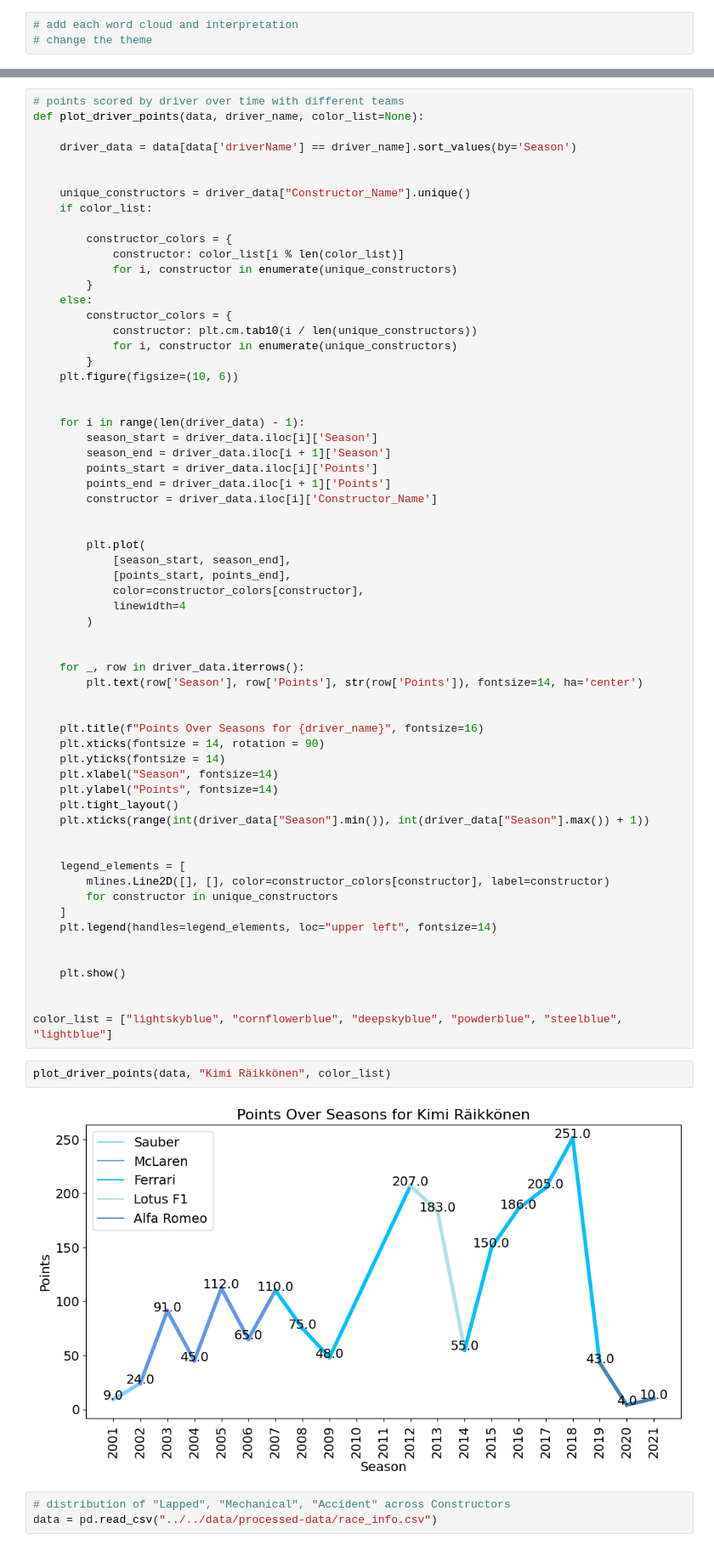
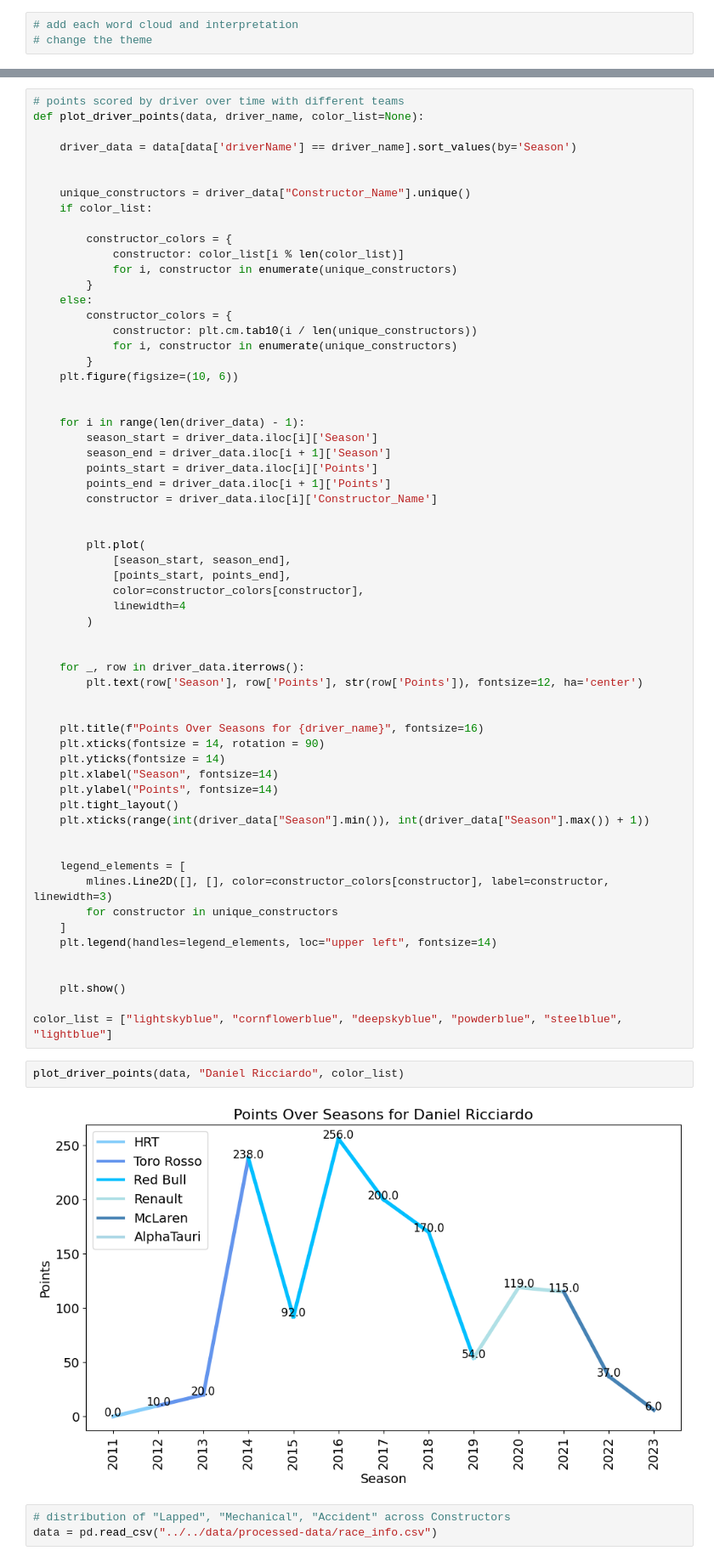
Before and after one commit to NandiniKodali988/F1-Through-Data, a Jupyter notebook: technical-details/eda/main.ipynb, the cells around one changed output, grey strips where cells are left out. Shown at 85% size. Cells and saved outputs as stored; diff of their text form.

Commit message:
point trend for drivers - images

```diff
--- a/technical-details/eda/main.ipynb
+++ b/technical-details/eda/main.ipynb
@@ -210,7 +210,7 @@ def plot_driver_points(data, driver_name, color_list=None):
 
 
     for _, row in driver_data.iterrows():
-        plt.text(row['Season'], row['Points'], str(row['Points']), fontsize=14, ha='center')
+        plt.text(row['Season'], row['Points'], str(row['Points']), fontsize=12, ha='center')
 
 
     plt.title(f"Points Over Seasons for {driver_name}", fontsize=16)
@@ -223,7 +223,7 @@ def plot_driver_points(data, driver_name, color_list=None):
 
 
     legend_elements = [
-        mlines.Line2D([], [], color=constructor_colors[constructor], label=constructor)
+        mlines.Line2D([], [], color=constructor_colors[constructor], label=constructor, linewidth=3)
         for constructor in unique_constructors
     ]
     plt.legend(handles=legend_elements, loc="upper left", fontsize=14)
@@ -231,12 +231,11 @@ def plot_driver_points(data, driver_name, color_list=None):
 
     plt.show()
 
-
 color_list = ["lightskyblue", "cornflowerblue", "deepskyblue", "powderblue", "steelblue", "lightblue"]
 # %%
-plot_driver_points(data, "Kimi Räikkönen", color_list)
+plot_driver_points(data, "Daniel Ricciardo", color_list)
 # %% [output]
-[figure, old version]
+[figure, new version]
 # %%
 # distribution of "Lapped", "Mechanical", "Accident" across Constructors
 data = pd.read_csv("../../data/processed-data/race_info.csv")
```
Also changed, not shown: 3 other files.
